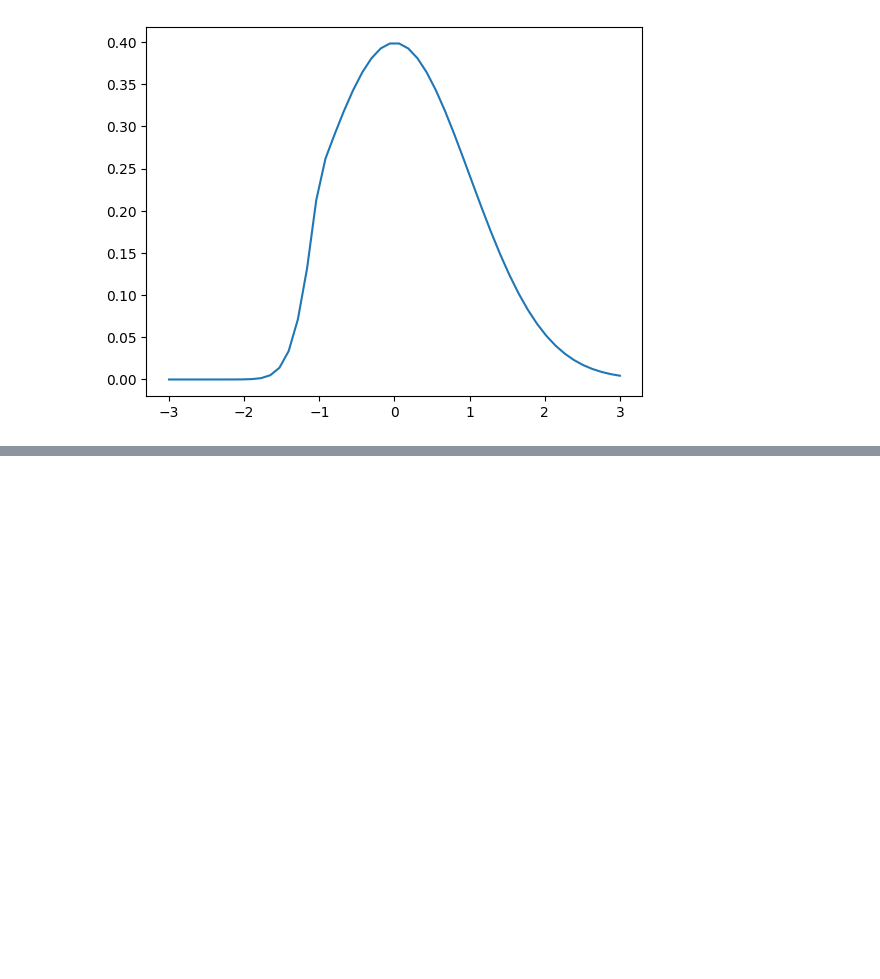
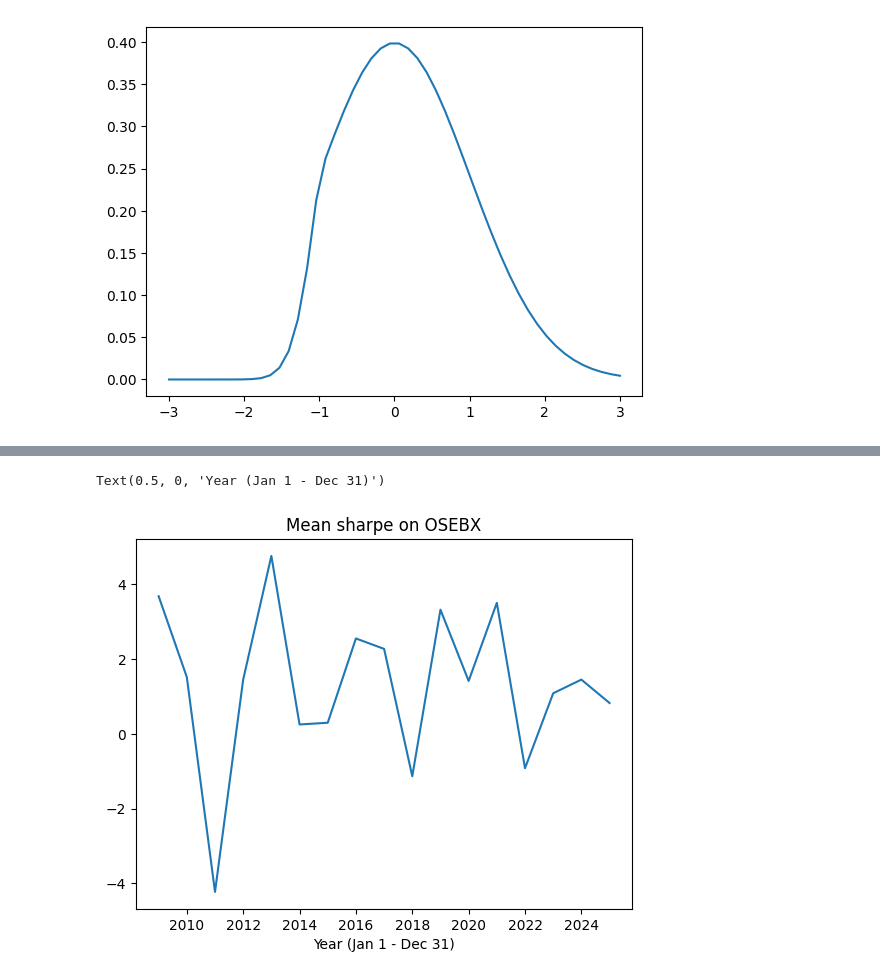
Before and after one commit to Vaakir/unsupervised-deep-learning-bachelor-thesis, a Jupyter notebook: private_.ipynb, the cells around one changed output, grey strips where cells are left out. Drawn from its saved outputs; the diff is of its cells as text; code cells hidden in the pictures; blank space fills up the shorter version.

```diff
--- a/private_.ipynb
+++ b/private_.ipynb
@@ -13,0 +19,17 @@ plt.plot(x,f)
+# %%
+univ=univ.subset([t for t in univ.tickers if t!="PGS"])
+# %%
+univ_=univ.subset([univ.tickers[i] for i in range(len(univ.tickers)) if i not in [17]])
+# %%
+# How many stocks have 3 digit returns per year?
+import pandas as pd
+for s in univ_:
+    s["Date."] = s["Date"].dt.date
+dS = univ_.feature_matrix("dS","Date")
+dS.fillna(0,inplace=True)
+# cols = ["Date."]
+# for t in univ.tickers:
+#     if not pd.isna(dS.loc[4077, t]): cols.append(t)
+# dS = dS[cols]
+dS.sort_values(by="Date",inplace=True)
+dS
@@ -13,0 +50,13 @@ plt.plot(x,f)
+# %%
+import numpy as np
+dS["Year"]=dS["Date"].dt.year
+lr = dS.drop(columns="Date").groupby("Year").sum()
+vol = dS.drop(columns="Date").groupby("Year").std()*255
+sharpe = lr*100/vol
+
+prc = np.exp(lr)*100-100
+num_exceed = np.sum(prc > 100,axis=1)
+vol = np.std(prc > 100,axis=1)
+# num_exceed
+mean_sharpe = np.mean(sharpe, axis=1)
+mean_sharpe
@@ -13,0 +83,11 @@ plt.plot(x,f)
+# %%
+from matplotlib import pyplot as plt
+plt.title("Mean sharpe on OSEBX")
+plt.plot(mean_sharpe,label="Sharpe")
+# plt.plot(vol*20,label="Volatility")
+# plt.legend()
+plt.xlabel("Year (Jan 1 - Dec 31)")
+# plt.yticks([])
+# %% [output]
+Text(0.5, 0, 'Year (Jan 1 - Dec 31)')
+[figure, added]
```
Also changed, not shown: parts of 5 cells of this notebook.
